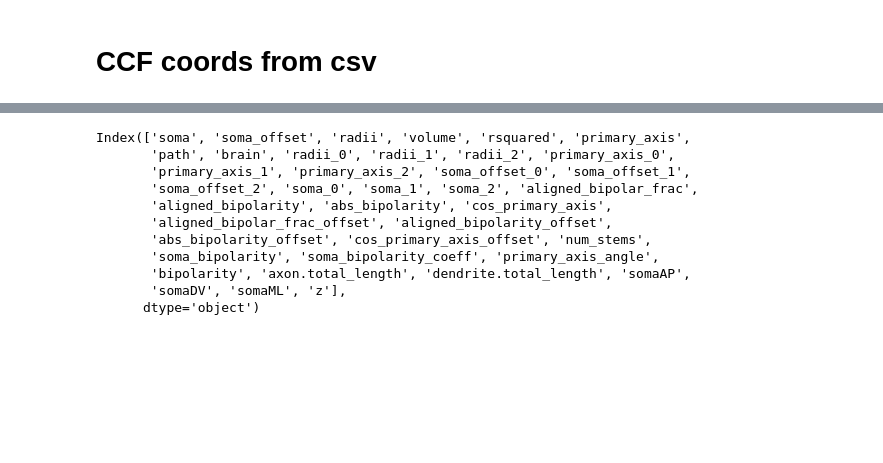
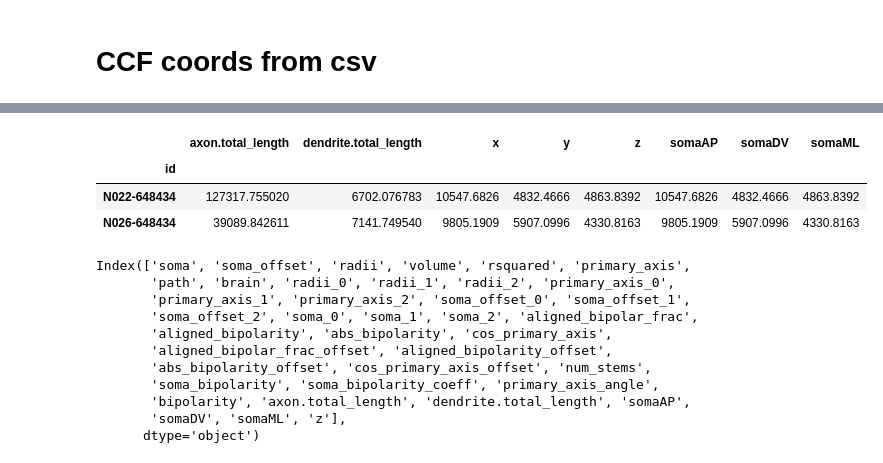
Before and after one commit to AllenNeuralDynamics/LC-somatodendritic-morphology, a Jupyter notebook: code/soma_asymmetry.ipynb, the cells around one changed output, grey strips where cells are left out. Saved outputs shown, nothing was run; the diff lists cells and outputs as text; code cells hidden in the pictures; blank space fills up the shorter version.

```diff
--- a/code/soma_asymmetry.ipynb
+++ b/code/soma_asymmetry.ipynb
@@ -379,3 +385,10 @@ df_summary["somaML"] = np.minimum(df_summary["z"], 11400-df_summary["z"])
+# %%
+df_summary.loc[lambda df: df['dendrite.total_length']>6000]
+# %% [output]
+|  | axon.total_length | dendrite.total_length | x | y | z | somaAP | somaDV | somaML |
+| id |  |  |  |  |  |  |  |  |
+| N022-648434 | 127317.755020 | 6702.076783 | 10547.6826 | 4832.4666 | 4863.8392 | 10547.6826 | 4832.4666 | 4863.8392 |
+| N026-648434 | 39089.842611 | 7141.749540 | 9805.1909 | 5907.0996 | 4330.8163 | 9805.1909 | 5907.0996 | 4330.8163 |
 # %%
 # import trimesh
 # #
```
Also changed, not shown: parts of 16 cells of this notebook, 2 other files.
